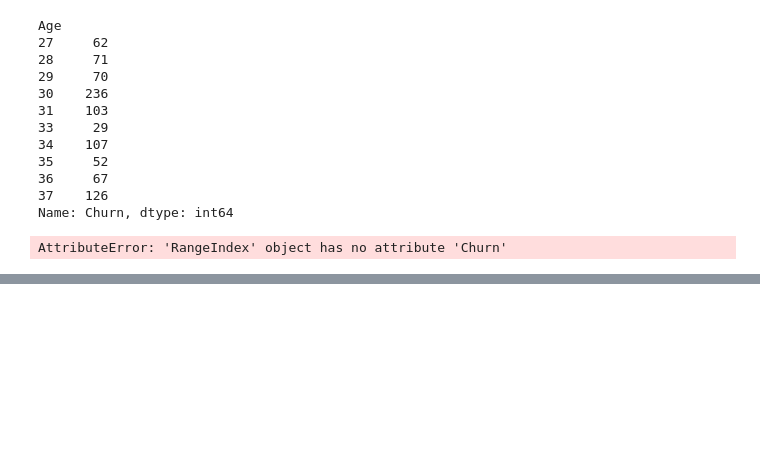
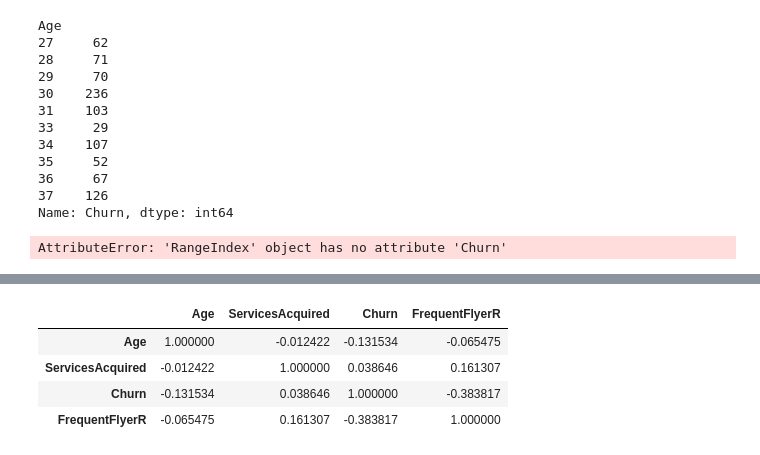
Before and after one commit to imrodz18/finalproject, a Jupyter notebook: Notebooks/Ines Final Project.ipynb, the cells around one changed output, grey strips where cells are left out. Saved outputs shown, nothing was run; the diff lists cells and outputs as text; code cells hidden in the pictures; blank space fills up the shorter version.

```diff
--- a/Notebooks/Ines Final Project.ipynb
+++ b/Notebooks/Ines Final Project.ipynb
@@ -361,0 +373,8 @@ ValueError: 'Y10rRd' is not a valid value for name; supported values are 'Accent
+# %%
+Customertravel1.corr(method='pearson')
+# %% [output]
+|  | Age | ServicesAcquired | Churn | FrequentFlyerR |
+| Age | 1.000000 | -0.012422 | -0.131534 | -0.065475 |
+| ServicesAcquired | -0.012422 | 1.000000 | 0.038646 | 0.161307 |
+| Churn | -0.131534 | 0.038646 | 1.000000 | -0.383817 |
+| FrequentFlyerR | -0.065475 | 0.161307 | -0.383817 | 1.000000 |
```
Also changed, not shown: parts of 15 cells of this notebook, 1 other file.
